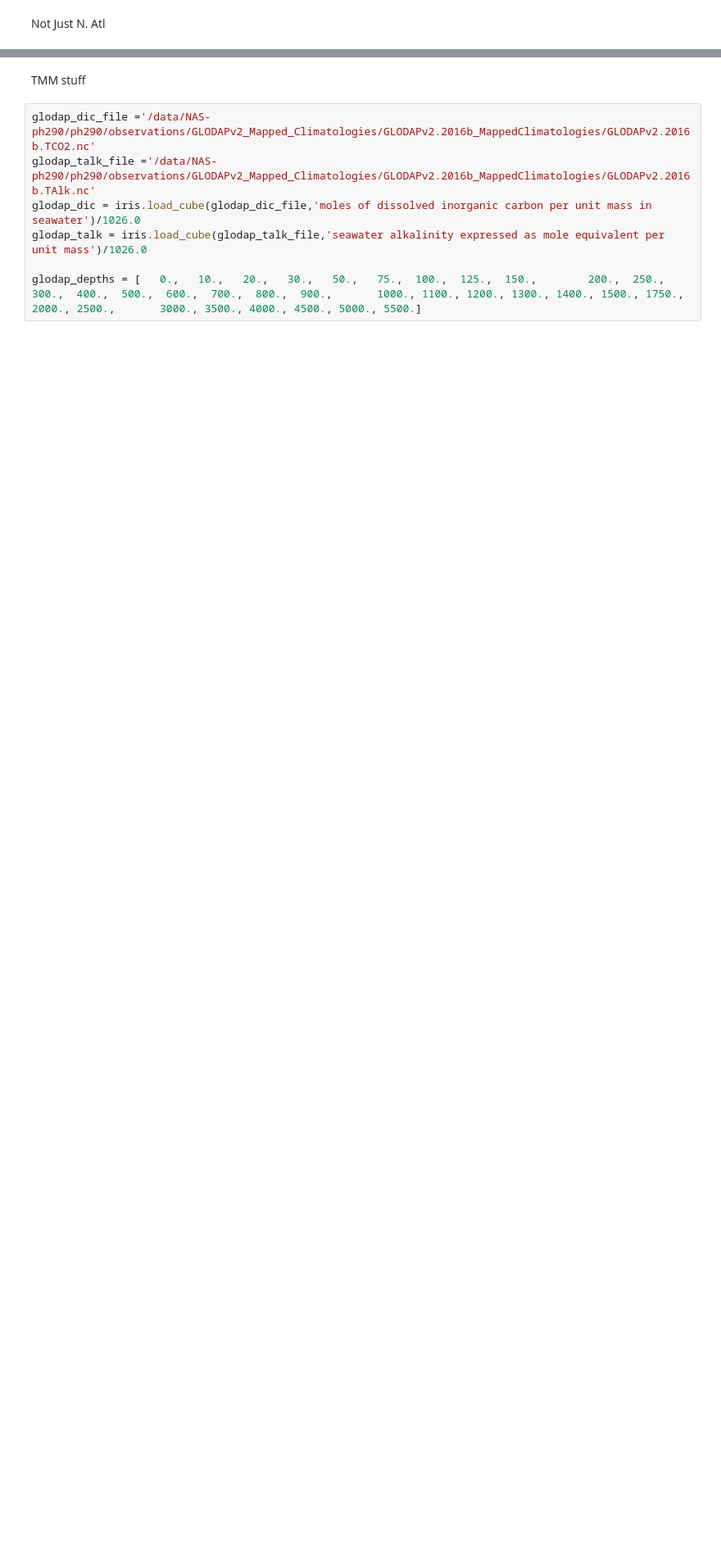
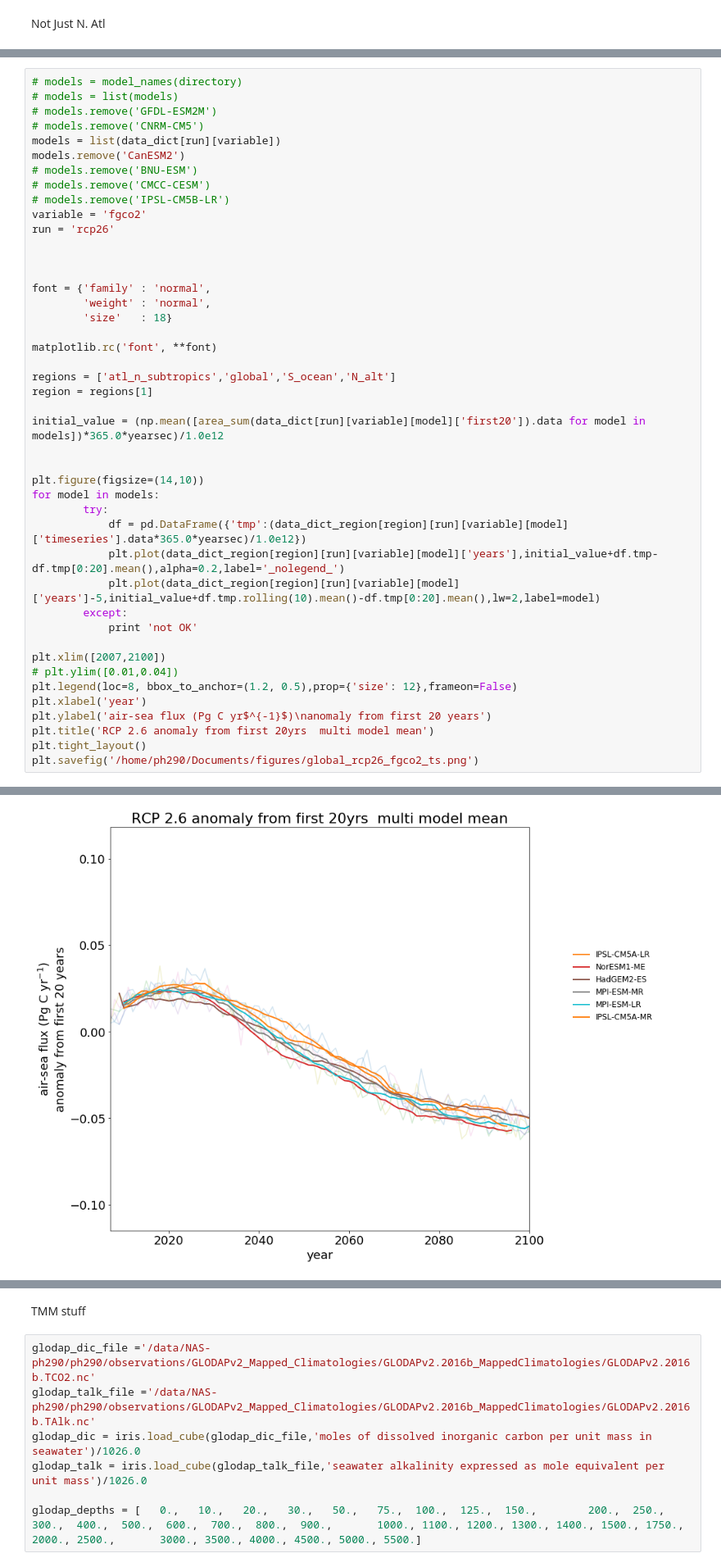
Before and after one commit to PaulHalloran/batmobile_jupyter_notebooks, a Jupyter notebook: analysis_for_noc_talk.ipynb, the cells around one changed output, grey strips where cells are left out. Shown at 82% size. Drawn from its saved outputs; the diff is of its cells as text; blank space fills up the shorter version.

```diff
--- a/analysis_for_noc_talk.ipynb
+++ b/analysis_for_noc_talk.ipynb
@@ -1417,0 +1432,45 @@ plt.savefig('/home/ph290/Documents/figures/global_rcp85_fgco2_ts.png')
+# %%
+# models = model_names(directory)
+# models = list(models)
+# models.remove('GFDL-ESM2M')
+# models.remove('CNRM-CM5')
+models = list(data_dict[run][variable])
+models.remove('CanESM2')
+# models.remove('BNU-ESM')
+# models.remove('CMCC-CESM')
+# models.remove('IPSL-CM5B-LR')
+variable = 'fgco2'
+run = 'rcp26'
+
+
+
+font = {'family' : 'normal',
+        'weight' : 'normal',
+        'size'   : 18}
+
+matplotlib.rc('font', **font)
+
+regions = ['atl_n_subtropics','global','S_ocean','N_alt']
+region = regions[1]
+
+initial_value = (np.mean([area_sum(data_dict[run][variable][model]['first20']).data for model in models])*365.0*yearsec)/1.0e12
+
+
+plt.figure(figsize=(14,10))
+for model in models:
+        try:
+            df = pd.DataFrame({'tmp':(data_dict_region[region][run][variable][model]['timeseries'].data*365.0*yearsec)/1.0e12})
+            plt.plot(data_dict_region[region][run][variable][model]['years'],initial_value+df.tmp-df.tmp[0:20].mean(),alpha=0.2,label='_nolegend_')
+            plt.plot(data_dict_region[region][run][variable][model]['years']-5,initial_value+df.tmp.rolling(10).mean()-df.tmp[0:20].mean(),lw=2,label=model)
+        except:
+            print 'not OK'
+
+plt.xlim([2007,2100])
+# plt.ylim([0.01,0.04])
+plt.legend(loc=8, bbox_to_anchor=(1.2, 0.5),prop={'size': 12},frameon=False)
+plt.xlabel('year')
+plt.ylabel('air-sea flux (Pg C yr$^{-1}$)\nanomaly from first 20 years')
+plt.title('RCP 2.6 anomaly from first 20yrs  multi model mean')
+plt.tight_layout()
+plt.savefig('/home/ph290/Documents/figures/global_rcp26_fgco2_ts.png')
+# %% [output]
@@ -1417,0 +1481 @@ plt.savefig('/home/ph290/Documents/figures/global_rcp85_fgco2_ts.png')
+[figure, added]
```
Also changed, not shown: parts of 21 cells of this notebook, 1 other file.
